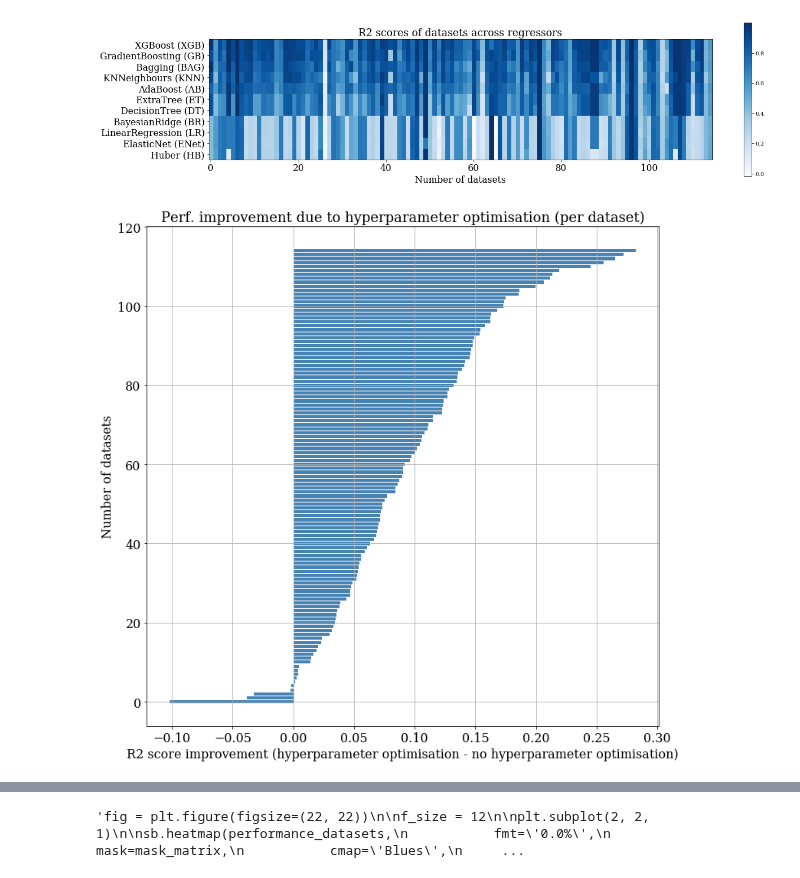
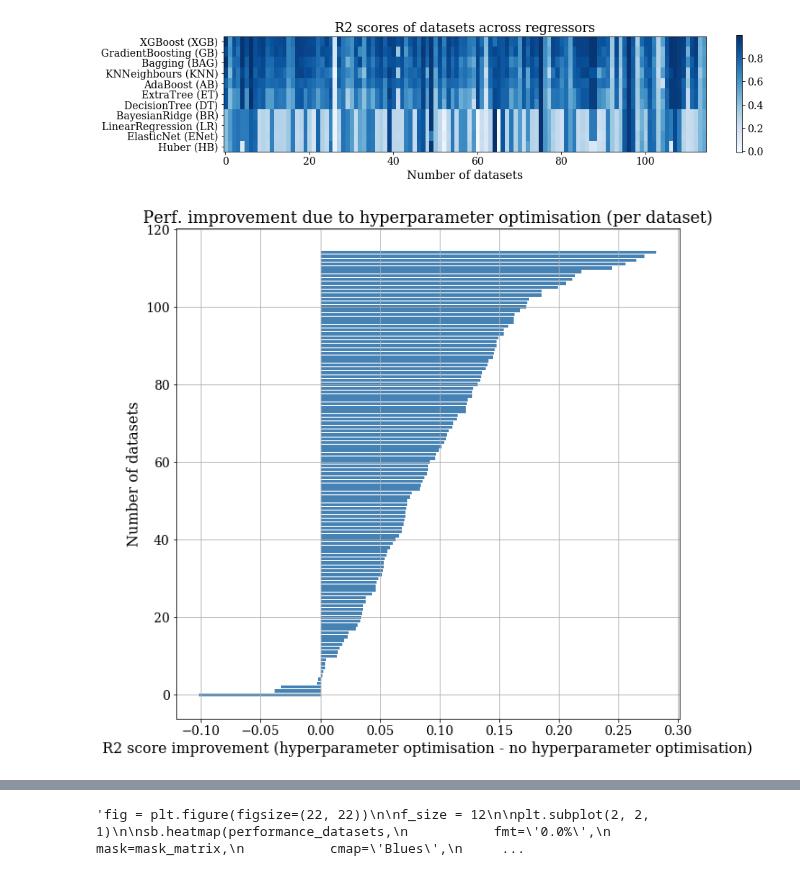
Before and after one commit to anuprulez/pmlb_regression, a Jupyter notebook: Regression_plots_paper_0.20.ipynb, the cells around one changed output, grey strips where cells are left out. Drawn from its saved outputs; the diff is of its cells as text; code cells hidden in the pictures.

```diff
--- a/Regression_plots_paper_0.20.ipynb
+++ b/Regression_plots_paper_0.20.ipynb
@@ -20,6 +20,13 @@ warnings.filterwarnings('ignore')
 
 rcParams['font.family'] = "serif"
 
+size_title = 18
+size_xlabel = 16
+size_ylabel = 16
+size_xticks = 14
+size_yticks = 14
+size_colorbar = 14
+
 folder_name = "scikit_20/tuning/"
 clf_names_dir = os.listdir(folder_name)
 
@@ -40,7 +47,6 @@ for clf in clf_names_dir:
     r2_dict[clf] = list()
     fit_time = list()
     for f_name in files:
-        #if f_name in dataset_names:
         f_path = data_path + "/" + f_name
         df = pd.read_csv(f_path, sep="\t")
         rank_test_score = df[df["rank_test_score"] == 1]
@@ -115,21 +121,25 @@ mask_matrix = np.array(mask_matrix).reshape(n_clf, n_clf)
 performance_datasets = np.round((performance_datasets), 2)
 
 plt.figure(figsize=(13, 13))
-sb.heatmap(performance_datasets,
+ax = sb.heatmap(performance_datasets,
            fmt='0.0%',
            mask=mask_matrix,
            cmap='Blues',
            square=True, annot=True, vmin=0.0, vmax=1.0,
            xticklabels=x_labels, yticklabels=y_labels,
            cbar=True,
-           cbar_kws={"shrink": 0.7}
+           cbar_kws={"shrink": 0.6}
           )
 
-plt.xticks(fontsize=12)
-plt.yticks(fontsize=12)
-plt.xlabel('Losses', fontsize=14)
-plt.ylabel('Wins', fontsize=14)
-plt.title('% out of '+ str(n_datasets) +' datasets where regressor A outperformed regressor B', fontsize=18)
+cbar = ax.collections[0].colorbar
+ticklabs = cbar.ax.get_yticklabels()
+cbar.ax.set_yticklabels(ticklabs, fontsize=size_colorbar)
+
+plt.xticks(fontsize=size_xticks)
+plt.yticks(fontsize=size_yticks)
+plt.xlabel('Losses', fontsize=size_xlabel)
+plt.ylabel('Wins', fontsize=size_ylabel)
+plt.title('% out of '+ str(n_datasets) +' datasets where regressor A outperformed regressor B', fontsize=size_title)
 h = plt.gcf()
 plt.tight_layout()
 plt.show()
@@ -138,20 +148,23 @@ plt.show()
 # %%
 # plot r2-clf matrix
+
 r2_clf_matrix = np.zeros(shape=(n_clf, n_datasets), dtype=float)
-plt.figure(figsize=(20, 20))
+plt.figure(figsize=(15, 15))
 
 for x, clf in enumerate(clf_sorted):
     r2_clf_matrix[x] = r2_dict[clf]
 
-plt.title('R2 scores of datasets across regressors', size=18)
-plt.xlabel('Number of datasets', size=16)
-plt.yticks(range(n_clf), y_labels, size=16)
-plt.xticks(size=16)
+plt.title('R2 scores of datasets across regressors', size=size_title)
+plt.xlabel('Number of datasets', size=size_xlabel)
+plt.yticks(range(n_clf), y_labels, size=size_yticks)
+plt.xticks(size=size_xticks)
 plt.imshow(r2_clf_matrix, cmap='Blues', aspect=2.5)
-plt.colorbar(shrink=0.25)
+cbar = plt.colorbar(shrink=0.2)
+ticklabs = cbar.ax.get_yticklabels()
+cbar.ax.set_yticklabels(ticklabs, fontsize=size_yticks)
 plt.show()
 # %% [output]
-[figure, old version]
+[figure, new version]
 # %%
 folder_name_tuning = "scikit_20/tuning/"
 folder_name_no_tuning = "scikit_20/no_tuning/"
@@ -196,39 +209,39 @@ for clf in clf_names_dir_no_tuning:
         no_opt_fnames.append(f_name)
         f_path = data_path + "/" + f_name
         df = pd.read_csv(f_path, sep="\t")
         rank_test_score = df[df["rank_test_score"] == 1]
         mean_test_score = rank_test_score["mean_test_score"]
         r2_scores.append(mean_test_score.iloc[0])
     clf_names_no_tuning.append(clf)
     r2_dict_no_tuning[clf] = r2_scores
 
 n_datasets = len(no_opt_fnames)
 n_clf = len(clf_names_no_tuning)
 clf_datasets_perf = np.zeros(shape=(n_clf, n_datasets), dtype=float)
 diff_dict = dict()
 for x, clf in enumerate(clf_names_no_tuning):
     tuning_perf = r2_dict_tuning[clf]
     no_tuning_perf = r2_dict_no_tuning[clf]
     diff = [(a-b) for a,b in zip(tuning_perf, no_tuning_perf)]
     diff_dict[clf] = diff
     clf_datasets_perf[x] = diff
 
 mean_perf_datasets = np.mean(clf_datasets_perf, axis=0)
 
 c_fname = [(a,b) for (a,b) in zip(opt_fnames, mean_perf_datasets) if b < 0.0]
 
 plt.figure(figsize=(12, 12))
 y_pos = np.arange(n_datasets)
 plt.barh(y_pos, sorted(mean_perf_datasets), color='steelblue')
-plt.xlabel('R2 score improvement (hyperparameter optimisation - no hyperparameter optimisation)', size=16)
-plt.ylabel('Number of datasets', size=16)
-plt.yticks(size=16)
-plt.xticks(size=16)
-plt.title('Perf. improvement due to hyperparameter optimisation (per dataset)', size=18)
+plt.xlabel('R2 score improvement (hyperparameter optimisation - no hyperparameter optimisation)', size=size_xlabel)
+plt.ylabel('Number of datasets', size=size_ylabel)
+plt.yticks(size=size_yticks)
+plt.xticks(size=size_xticks)
+plt.title('Perf. improvement due to hyperparameter optimisation (per dataset)', size=size_title)
 plt.grid(True)
 plt.show()
 # %% [output]
-[figure, old version]
+[figure, new version]
 # %%
 # plot hyperparameter tuninig improvement per regressor
 hyper_improvement = dict()
```
Also changed, not shown: parts of 4 cells of this notebook.
